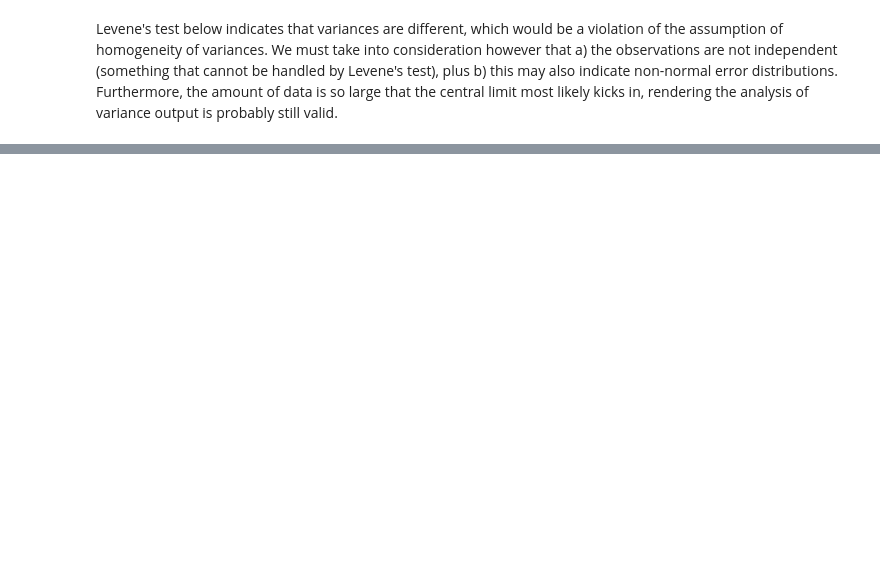
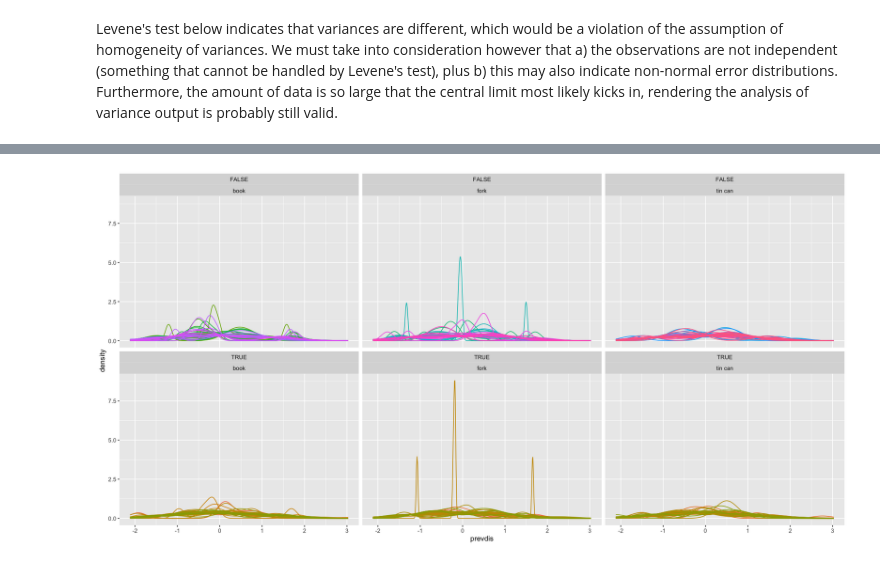
Before and after one commit to cstevenson-uva/creAI-gpt3, a Jupyter notebook: aut_pilot_ICCC22/semdis/semdis_human+gpt3_differences_R.ipynb, the cells around one changed output, grey strips where cells are left out. Saved outputs shown, nothing was run; the diff lists cells and outputs as text; code cells hidden in the pictures; blank space fills up the shorter version.

```diff
--- a/aut_pilot_ICCC22/semdis/semdis_human+gpt3_differences_R.ipynb
+++ b/aut_pilot_ICCC22/semdis/semdis_human+gpt3_differences_R.ipynb
@@ -244,0 +276,11 @@ F-statistic: 12.09 on 1 and 818 DF,  p-value: 0.0005325
+# %%
+options(repr.plot.width=16, repr.plot.height=8)
+dat2 %>%
+    group_by(respondent_id, object)  %>%
+    arrange(response_id, object) %>%
+    filter(n() > 1, semdis_prev < 2) %>%
+    mutate(prevdis = (semdis_prev-mean(semdis_prev)) / sd(semdis_prev)) %>%
+    ggplot(aes(prevdis, group=respondent_id, col=respondent_id)) +
+        geom_density(show.legend = F, bw='nrd0') +
+        facet_wrap(~human+object)
+# %% [output]
@@ -244,0 +289 @@ F-statistic: 12.09 on 1 and 818 DF,  p-value: 0.0005325
+[figure, added]
```
Also changed, not shown: parts of 18 cells of this notebook, 2 other files.
